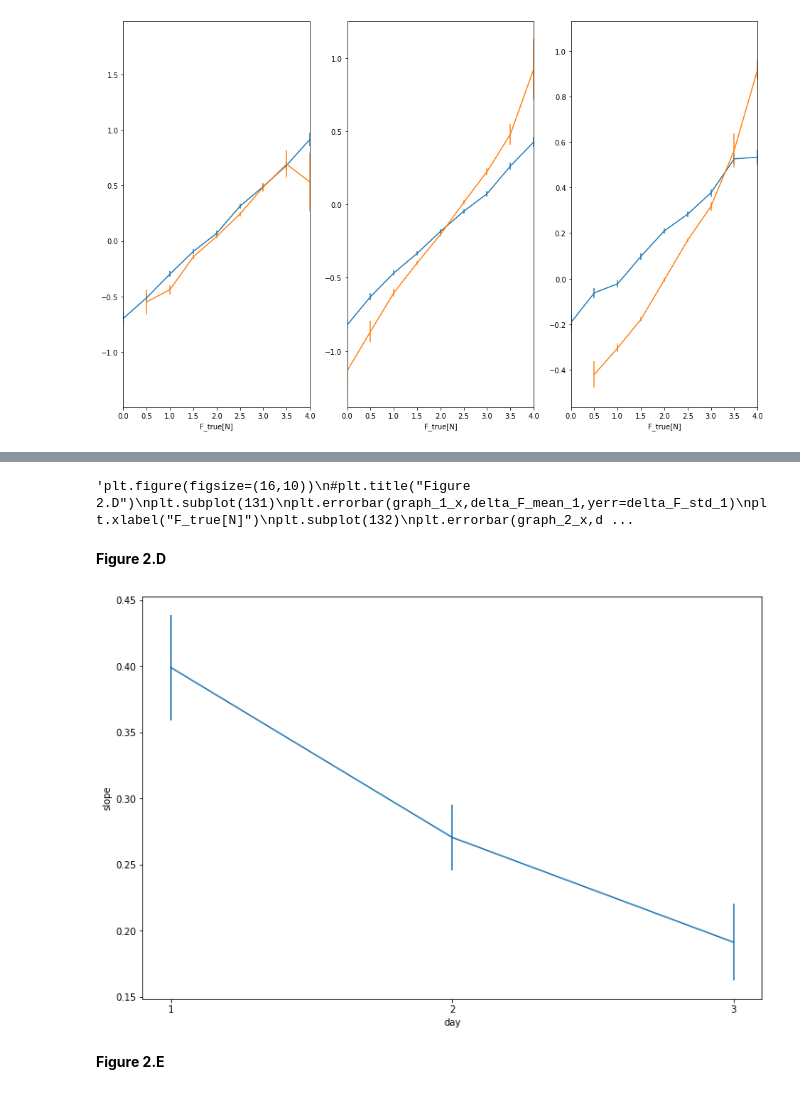
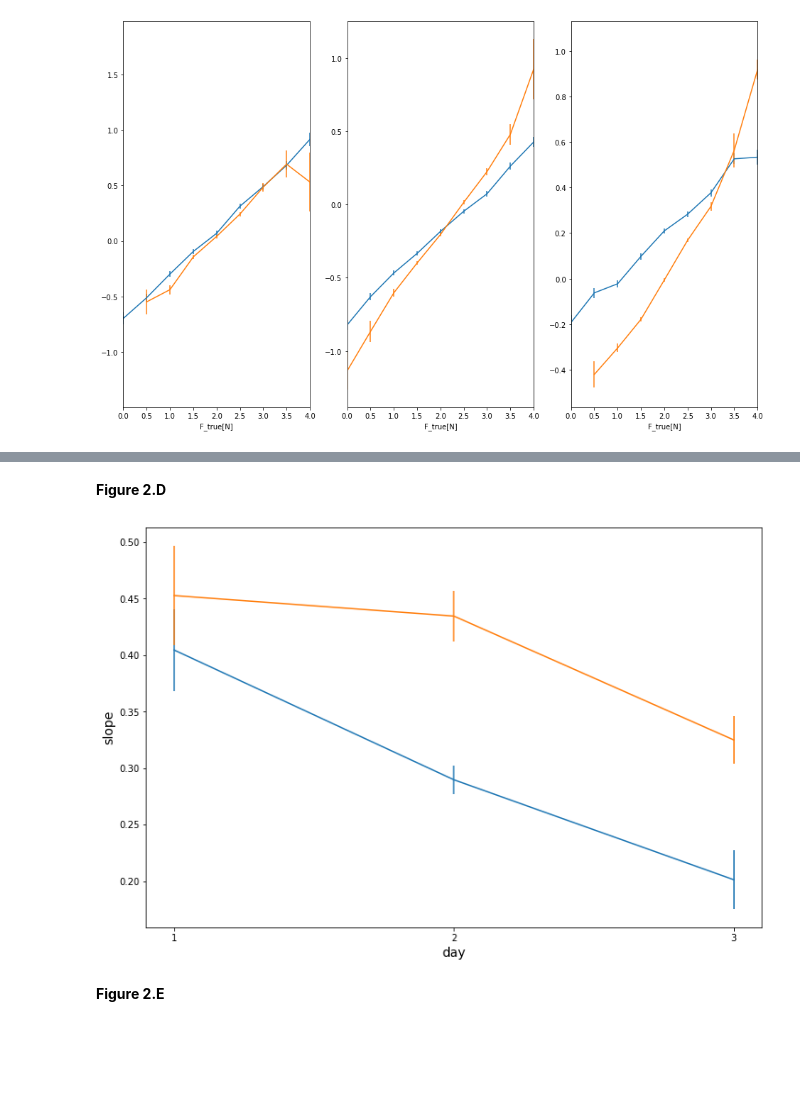
Before and after one commit to gdeside/LGBIO2060_Projects, a Jupyter notebook: Project_1/LGBIO2060_Projet_1_Group_.ipynb, the cells around one changed output, grey strips where cells are left out. Cells and saved outputs as stored; diff of their text form; code cells hidden in the pictures; blank space fills up the shorter version.

```diff
--- a/Project_1/LGBIO2060_Projet_1_Group_.ipynb
+++ b/Project_1/LGBIO2060_Projet_1_Group_.ipynb
@@ -403,18 +356,2 @@ for k in range(len(graph_3_x)):
-# %%
-'''plt.figure(figsize=(16,10))
-#plt.title("Figure 2.D")
-plt.subplot(131)
-plt.errorbar(graph_1_x,delta_F_mean_1,yerr=delta_F_std_1)
-plt.xlabel("F_true[N]")
-plt.subplot(132)
-plt.errorbar(graph_2_x,delta_F_mean_2,yerr=delta_F_std_2)
-plt.xlabel("F_true[N]")
-plt.subplot(133)
-plt.errorbar(graph_3_x,delta_F_mean_3,yerr=delta_F_std_3)
-plt.xlabel("F_true[N]")
-plt.show()
-'''
-# %% [output]
-'plt.figure(figsize=(16,10))\n#plt.title("Figure 2.D")\nplt.subplot(131)\nplt.errorbar(graph_1_x,delta_F_mean_1,yerr=delta_F_std_1)\nplt.xlabel("F_true[N]")\nplt.subplot(132)\nplt.errorbar(graph_2_x,d ...
 # %% [markdown]
 **Figure 2.D**
@@ -435,26 +357,0 @@ for subject in range(n_subjects):
-# %%
-slope_day_one = np.zeros(11)
-slope_day_two = np.zeros(11)
-slope_day_three = np.zeros(11)
-
-for j in range(n_subjects):
-    delta_F_mean_1 = np.zeros(len(graph_1_x))
-    for k in range(len(graph_1_x)):
-        idx1 = np.where((day_one_x[j]>=(graph_1_x[k]-0.25))& (day_one_x[j]<=(graph_1_x[k]+0.25)))
-        delta_F_mean_1[k] = np.nanmean(day_one[j][idx1])
-    slope_day_one[j] = np.polyfit(graph_1_x,delta_F_mean_1,1)[0]
-
-    delta_F_mean_2 = np.zeros(len(graph_2_x))
-    for k in range(len(graph_2_x)):
-        idx2 = np.where((day_two_x[j]>=(graph_2_x[k]-0.25))& (day_two_x[j]<=(graph_2_x[k]+0.25)))
-        delta_F_mean_2[k] = np.nanmean(day_two[j][idx2])
-    slope_day_two[j] = np.polyfit(graph_2_x,delta_F_mean_2,1)[0]
-
-    delta_F_mean_3 = np.zeros(len(graph_3_x))
-    for k in range(len(graph_3_x)):
-        idx3 = np.where((day_three_x[j]>=(graph_3_x[k]-0.25))& (day_three_x[j]<=(graph_3_x[k]+0.25)))
-        delta_F_mean_3[k] = np.nanmean(day_three[j][idx3])
-    slope_day_three[j] = np.polyfit(graph_3_x,delta_F_mean_3,1)[0]
-
-slope_mean=[np.nanmean(slope_day_one),np.nanmean(slope_day_two),np.nanmean(slope_day_three)]
-slope_std=[np.nanstd(slope_day_one),np.nanstd(slope_day_two),np.nanstd(slope_day_three)]
@@ -461,12 +423,13 @@ slope_std=[np.nanstd(slope_day_one),np.nanstd(slope_day_two),np.nanstd(slope_day
 # %%
 days =[1,2,3]
 plt.figure(figsize=(12,8))
-plt.errorbar(days,slope_mean,yerr=slope_std)
-plt.xlabel("day")
-plt.ylabel("slope")
+plt.errorbar(days,slope_mean_wide,yerr=slope_std_wide)
+plt.errorbar(days,slope_mean_arrow,yerr=slope_std_arrow)
+plt.xlabel("day",size="14")
+plt.ylabel("slope",size="14")
 plt.xticks(days,days)
 plt.show()
 # %% [output]
-[figure, old version]
+[figure, new version]
 # %% [markdown]
 **Figure 2.E**
```
Also changed, not shown: parts of 11 cells of this notebook.
